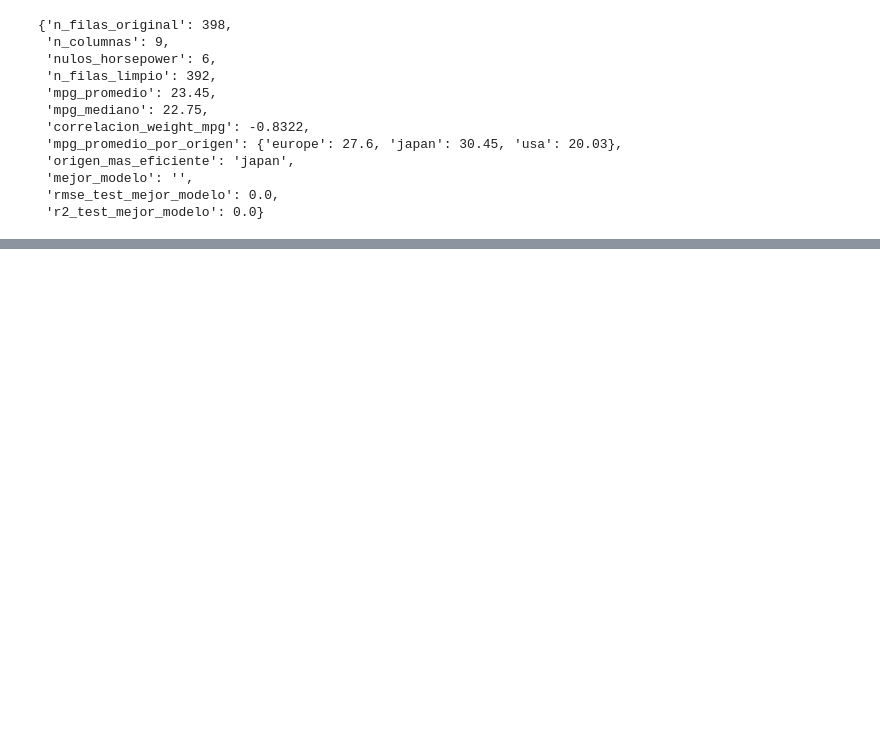
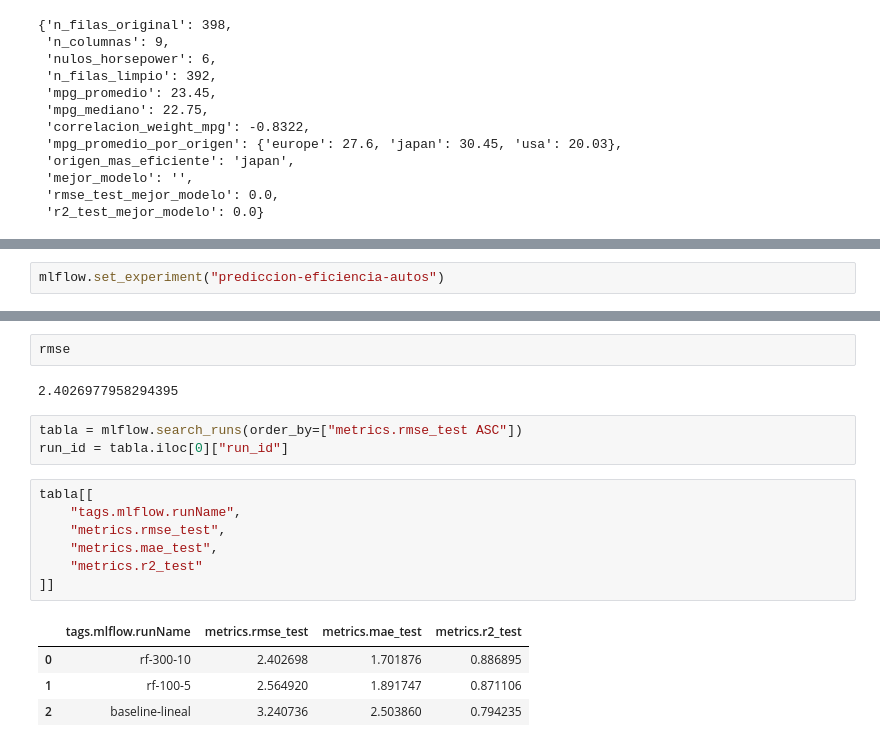
Before and after one commit to f1570312/simulacro-autos, a Jupyter notebook: eda_autos.ipynb, the cells around one changed output, grey strips where cells are left out. Saved outputs shown, nothing was run; the diff lists cells and outputs as text; blank space fills up the shorter version.

Commit message:
Experimentos MLflow: 3 runs y campeón elegido

```diff
--- a/eda_autos.ipynb
+++ b/eda_autos.ipynb
@@ -169,0 +188,2 @@ hallazgos
+# %%
+mlflow.set_experiment("prediccion-eficiencia-autos")
@@ -169,0 +263,19 @@ hallazgos
+# %%
+rmse
+# %% [output]
+2.4026977958294395
+# %%
+tabla = mlflow.search_runs(order_by=["metrics.rmse_test ASC"])
+run_id = tabla.iloc[0]["run_id"]
+# %%
+tabla[[
+    "tags.mlflow.runName",
+    "metrics.rmse_test",
+    "metrics.mae_test",
+    "metrics.r2_test"
+]]
+# %% [output]
+|  | tags.mlflow.runName | metrics.rmse_test | metrics.mae_test | metrics.r2_test |
+| 0 | rf-300-10 | 2.402698 | 1.701876 | 0.886895 |
+| 1 | rf-100-5 | 2.564920 | 1.891747 | 0.871106 |
+| 2 | baseline-lineal | 3.240736 | 2.503860 | 0.794235 |
```
Also changed, not shown: parts of 11 cells of this notebook, 1 other file.
